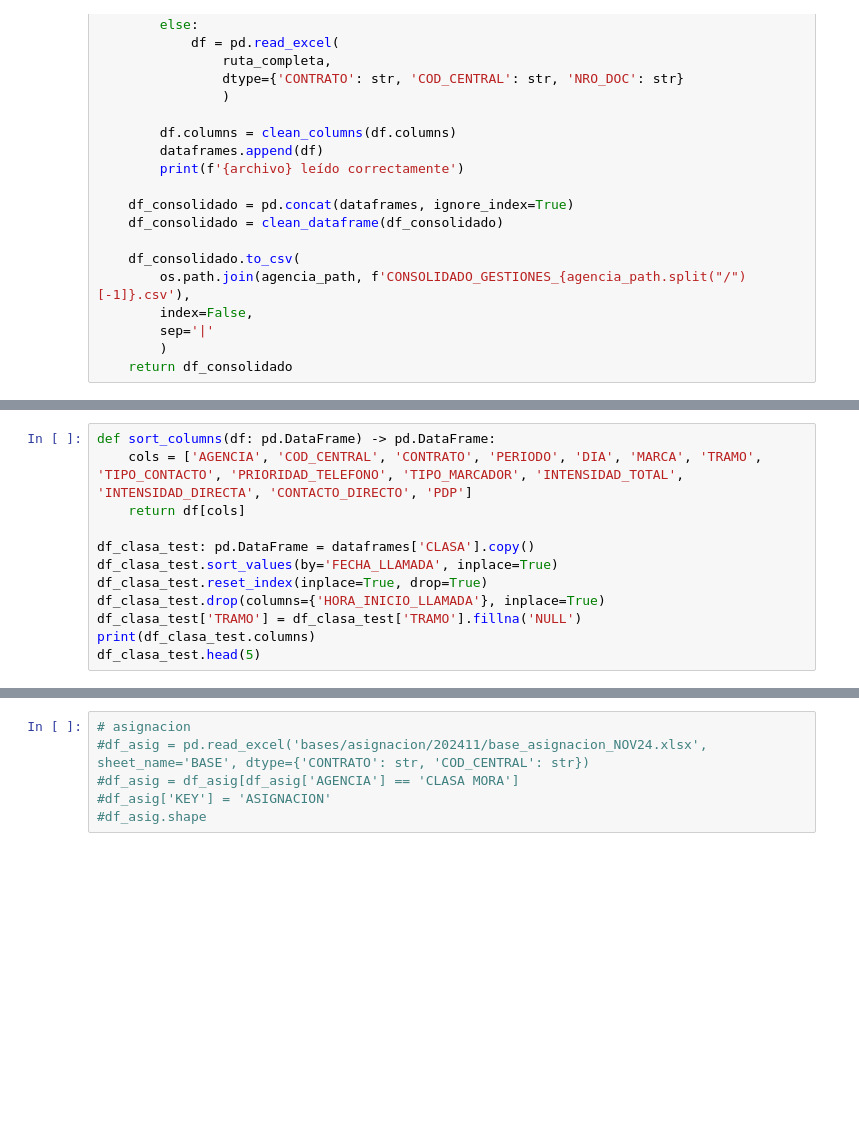
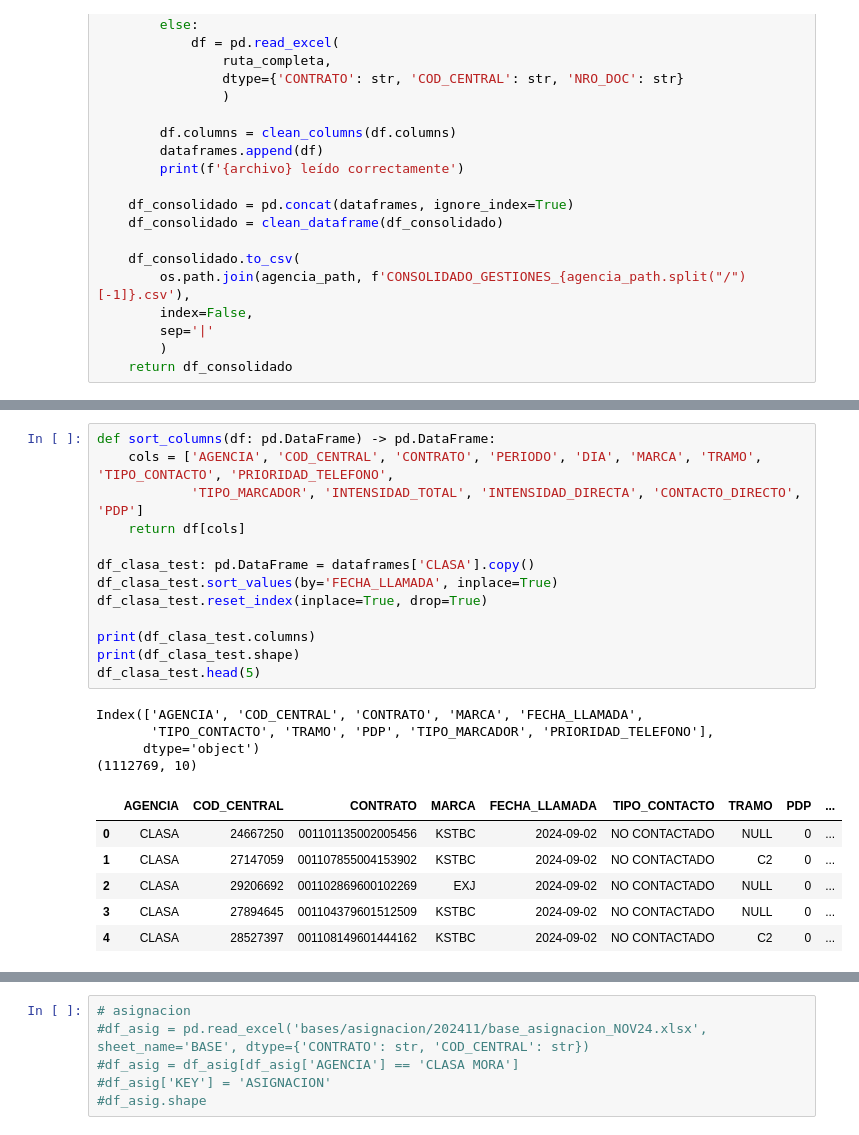
Before and after one commit to iriarteMirko/base-pagos, a Jupyter notebook: gestiones_agencias.ipynb, the cells around one changed output, grey strips where cells are left out. Cells and saved outputs as stored; diff of their text form; blank space fills up the shorter version.

```diff
--- a/gestiones_agencias.ipynb
+++ b/gestiones_agencias.ipynb
@@ -157,15 +179,27 @@ root.destroy()
 # %%
 def sort_columns(df: pd.DataFrame) -> pd.DataFrame:
-    cols = ['AGENCIA', 'COD_CENTRAL', 'CONTRATO', 'PERIODO', 'DIA', 'MARCA', 'TRAMO', 'TIPO_CONTACTO', 'PRIORIDAD_TELEFONO', 'TIPO_MARCADOR', 'INTENSIDAD_TOTAL', 'INTENSIDAD_DIRECTA', 'CONTACTO_DIRECTO', 'PDP']
+    cols = ['AGENCIA', 'COD_CENTRAL', 'CONTRATO', 'PERIODO', 'DIA', 'MARCA', 'TRAMO', 'TIPO_CONTACTO', 'PRIORIDAD_TELEFONO',
+            'TIPO_MARCADOR', 'INTENSIDAD_TOTAL', 'INTENSIDAD_DIRECTA', 'CONTACTO_DIRECTO', 'PDP']
     return df[cols]
 
 df_clasa_test: pd.DataFrame = dataframes['CLASA'].copy()
 df_clasa_test.sort_values(by='FECHA_LLAMADA', inplace=True)
 df_clasa_test.reset_index(inplace=True, drop=True)
-df_clasa_test.drop(columns={'HORA_INICIO_LLAMADA'}, inplace=True)
-df_clasa_test['TRAMO'] = df_clasa_test['TRAMO'].fillna('NULL')
+
 print(df_clasa_test.columns)
+print(df_clasa_test.shape)
 df_clasa_test.head(5)
+# %% [output]
+Index(['AGENCIA', 'COD_CENTRAL', 'CONTRATO', 'MARCA', 'FECHA_LLAMADA',
+       'TIPO_CONTACTO', 'TRAMO', 'PDP', 'TIPO_MARCADOR', 'PRIORIDAD_TELEFONO'],
+      dtype='object')
+(1112769, 10)
+|  | AGENCIA | COD_CENTRAL | CONTRATO | MARCA | FECHA_LLAMADA | TIPO_CONTACTO | TRAMO | PDP | ... |
+| 0 | CLASA | 24667250 | 001101135002005456 | KSTBC | 2024-09-02 | NO CONTACTADO | NULL | 0 | ... |
+| 1 | CLASA | 27147059 | 001107855004153902 | KSTBC | 2024-09-02 | NO CONTACTADO | C2 | 0 | ... |
+| 2 | CLASA | 29206692 | 001102869600102269 | EXJ | 2024-09-02 | NO CONTACTADO | NULL | 0 | ... |
+| 3 | CLASA | 27894645 | 001104379601512509 | KSTBC | 2024-09-02 | NO CONTACTADO | NULL | 0 | ... |
+| 4 | CLASA | 28527397 | 001108149601444162 | KSTBC | 2024-09-02 | NO CONTACTADO | C2 | 0 | ... |
 # %%
 df_clasa_test['PERIODO'] = pd.to_datetime(df_clasa_test['FECHA_LLAMADA']).dt.strftime('%Y%m').astype(str)
 
```
Also changed, not shown: parts of 25 cells of this notebook, 3 other files.
